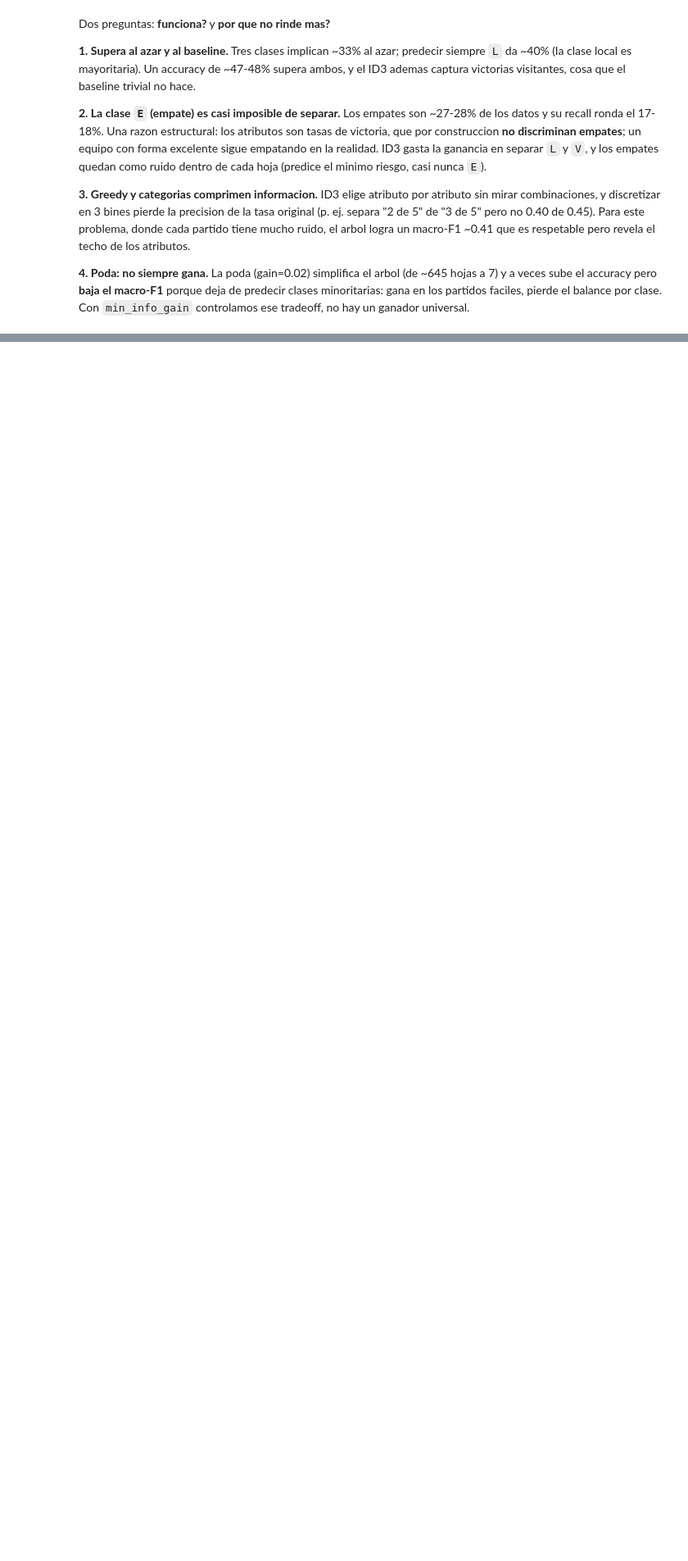
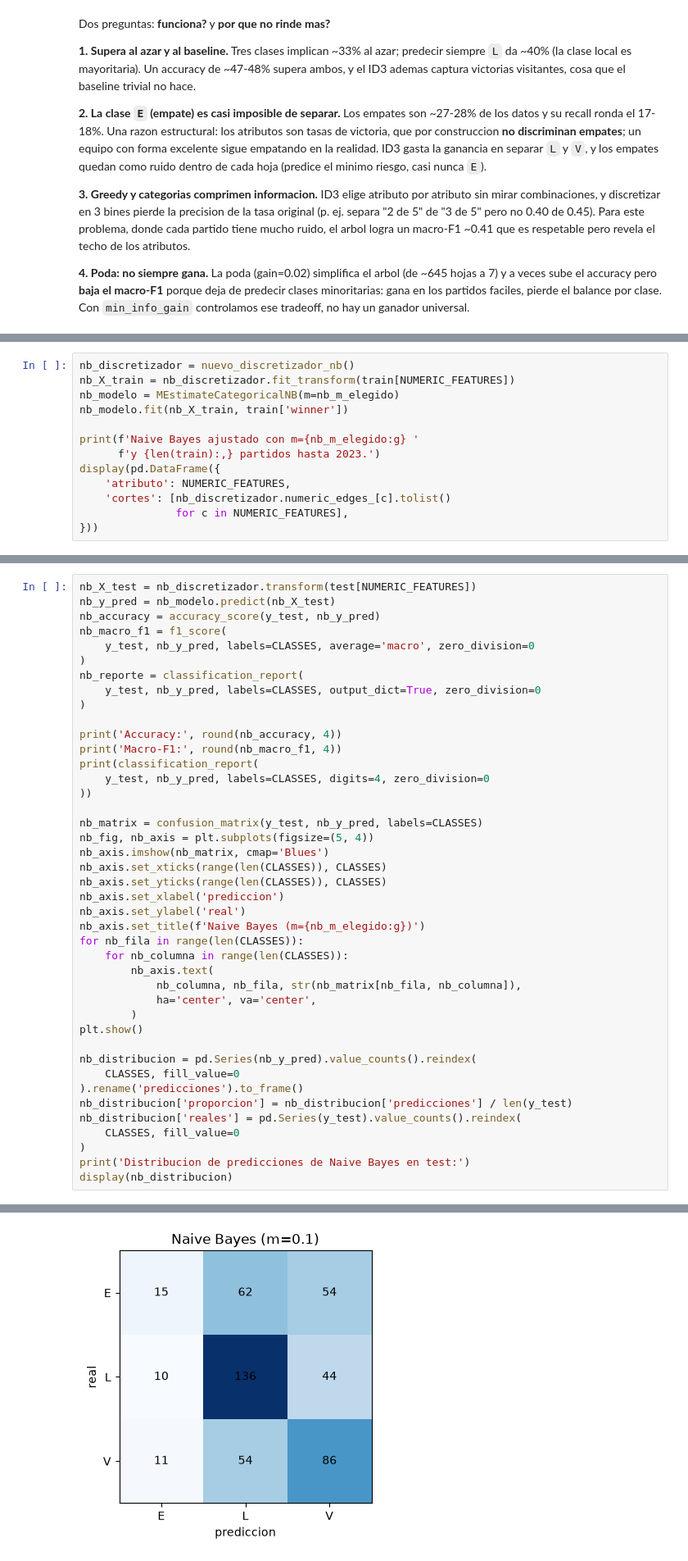
Before and after one commit to agustinocchiuzzi/laboratorioAprendAut1, a Jupyter notebook: notebook.ipynb, the cells around one changed output, grey strips where cells are left out. Shown at 82% size. Saved outputs shown, nothing was run; the diff lists cells and outputs as text; blank space fills up the shorter version.

Commit message:
Integra y evalua Naive Bayes con validacion temporal

```diff
--- a/notebook.ipynb
+++ b/notebook.ipynb
@@ -464,0 +575,13 @@ Dos preguntas: **funciona?** y **por que no rinde mas?**
+# %%
+nb_discretizador = nuevo_discretizador_nb()
+nb_X_train = nb_discretizador.fit_transform(train[NUMERIC_FEATURES])
+nb_modelo = MEstimateCategoricalNB(m=nb_m_elegido)
+nb_modelo.fit(nb_X_train, train['winner'])
+
+print(f'Naive Bayes ajustado con m={nb_m_elegido:g} '
+      f'y {len(train):,} partidos hasta 2023.')
+display(pd.DataFrame({
+    'atributo': NUMERIC_FEATURES,
+    'cortes': [nb_discretizador.numeric_edges_[c].tolist()
+               for c in NUMERIC_FEATURES],
+}))
@@ -464,0 +601,43 @@ Dos preguntas: **funciona?** y **por que no rinde mas?**
+# %%
+nb_X_test = nb_discretizador.transform(test[NUMERIC_FEATURES])
+nb_y_pred = nb_modelo.predict(nb_X_test)
+nb_accuracy = accuracy_score(y_test, nb_y_pred)
+nb_macro_f1 = f1_score(
+    y_test, nb_y_pred, labels=CLASSES, average='macro', zero_division=0
+)
+nb_reporte = classification_report(
+    y_test, nb_y_pred, labels=CLASSES, output_dict=True, zero_division=0
+)
+
+print('Accuracy:', round(nb_accuracy, 4))
+print('Macro-F1:', round(nb_macro_f1, 4))
+print(classification_report(
+    y_test, nb_y_pred, labels=CLASSES, digits=4, zero_division=0
+))
+
+nb_matrix = confusion_matrix(y_test, nb_y_pred, labels=CLASSES)
+nb_fig, nb_axis = plt.subplots(figsize=(5, 4))
+nb_axis.imshow(nb_matrix, cmap='Blues')
+nb_axis.set_xticks(range(len(CLASSES)), CLASSES)
+nb_axis.set_yticks(range(len(CLASSES)), CLASSES)
+nb_axis.set_xlabel('prediccion')
+nb_axis.set_ylabel('real')
+nb_axis.set_title(f'Naive Bayes (m={nb_m_elegido:g})')
+for nb_fila in range(len(CLASSES)):
+    for nb_columna in range(len(CLASSES)):
+        nb_axis.text(
+            nb_columna, nb_fila, str(nb_matrix[nb_fila, nb_columna]),
+            ha='center', va='center',
+        )
+plt.show()
+
+nb_distribucion = pd.Series(nb_y_pred).value_counts().reindex(
+    CLASSES, fill_value=0
+).rename('predicciones').to_frame()
+nb_distribucion['proporcion'] = nb_distribucion['predicciones'] / len(y_test)
+nb_distribucion['reales'] = pd.Series(y_test).value_counts().reindex(
+    CLASSES, fill_value=0
+)
+print('Distribucion de predicciones de Naive Bayes en test:')
+display(nb_distribucion)
+# %% [output]
@@ -464,0 +655 @@ Dos preguntas: **funciona?** y **por que no rinde mas?**
+[figure, added]
```
Also changed, not shown: parts of 17 cells of this notebook.
